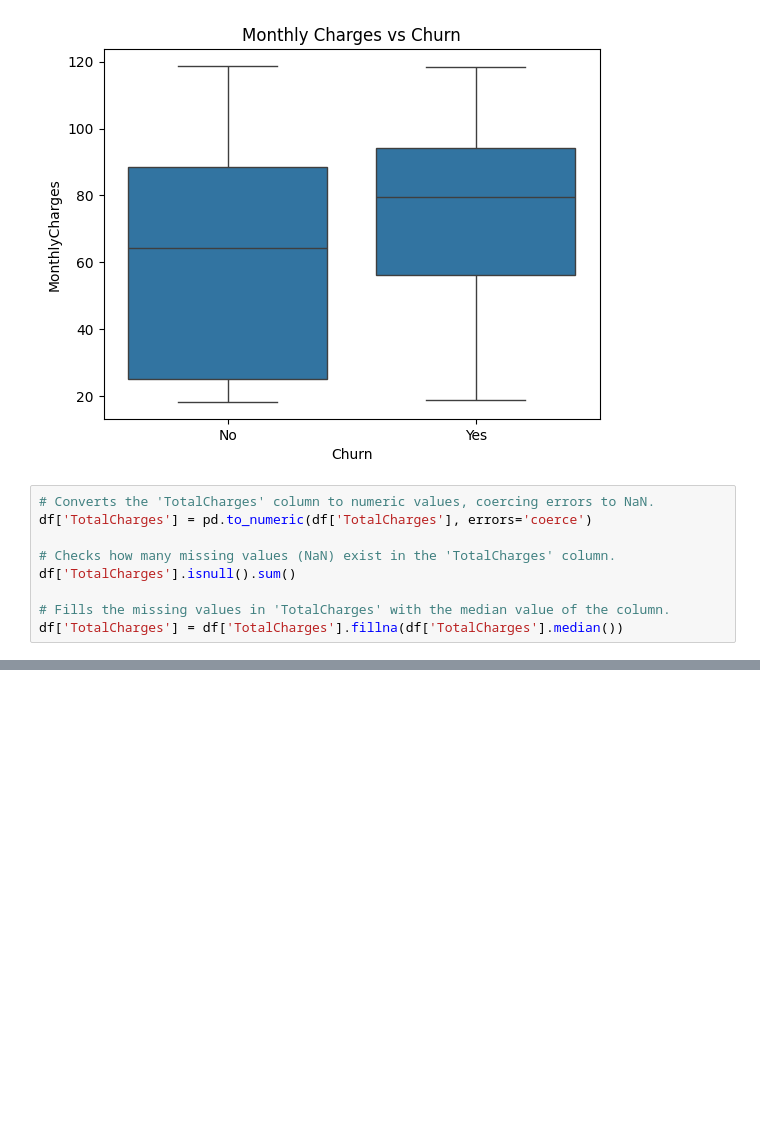
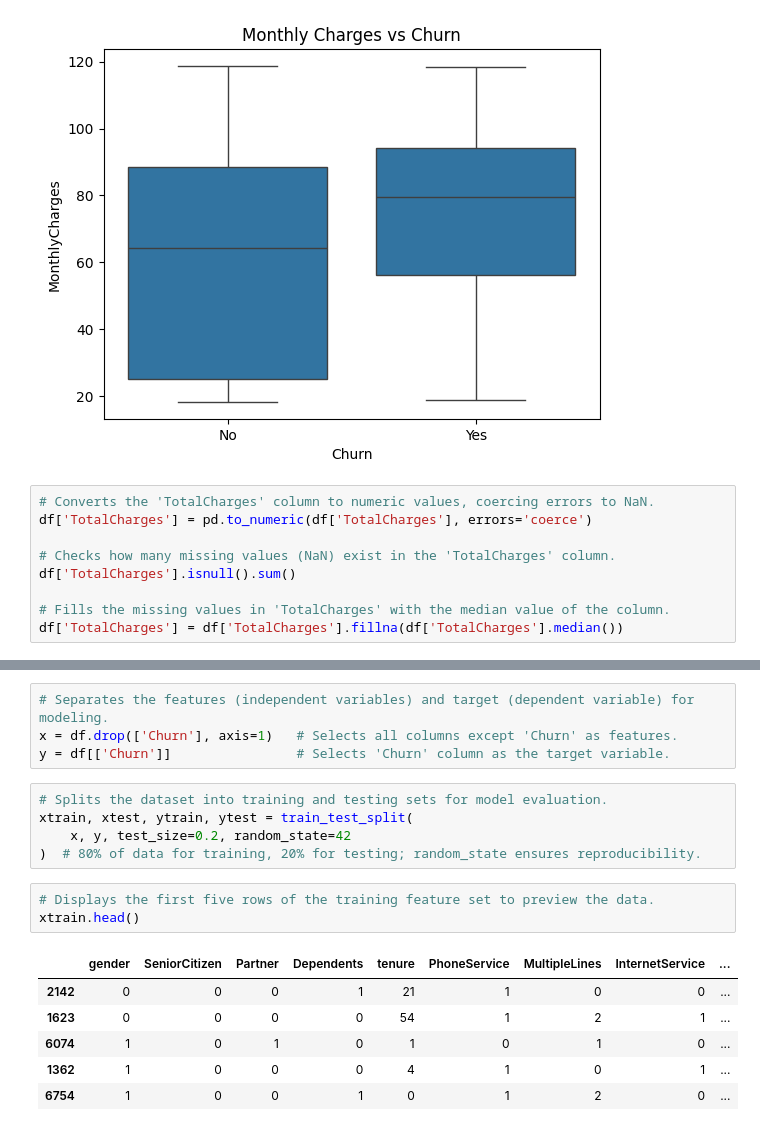
Before and after one commit to Md-Maruf-1727/Machine-Learning-Algorithms, a Jupyter notebook: Decision Tree Classifier/Customer churn prediction/code.ipynb, the cells around one changed output, grey strips where cells are left out. Saved outputs shown, nothing was run; the diff lists cells and outputs as text; blank space fills up the shorter version.

```diff
--- a/Decision Tree Classifier/Customer churn prediction/code.ipynb
+++ b/Decision Tree Classifier/Customer churn prediction/code.ipynb
@@ -142,0 +157,19 @@ sns.heatmap(df[['tenure', 'MonthlyCharges', 'TotalCharges']], annot=True)
+# %%
+# Separates the features (independent variables) and target (dependent variable) for modeling.
+x = df.drop(['Churn'], axis=1)   # Selects all columns except 'Churn' as features.
+y = df[['Churn']]                # Selects 'Churn' column as the target variable.
+# %%
+# Splits the dataset into training and testing sets for model evaluation.
+xtrain, xtest, ytrain, ytest = train_test_split(
+    x, y, test_size=0.2, random_state=42
+)  # 80% of data for training, 20% for testing; random_state ensures reproducibility.
+# %%
+# Displays the first five rows of the training feature set to preview the data.
+xtrain.head()
+# %% [output]
+|  | gender | SeniorCitizen | Partner | Dependents | tenure | PhoneService | MultipleLines | InternetService | ... |
+| 2142 | 0 | 0 | 0 | 1 | 21 | 1 | 0 | 0 | ... |
+| 1623 | 0 | 0 | 0 | 0 | 54 | 1 | 2 | 1 | ... |
+| 6074 | 1 | 0 | 1 | 0 | 1 | 0 | 1 | 0 | ... |
+| 1362 | 1 | 0 | 0 | 0 | 4 | 1 | 0 | 1 | ... |
+| 6754 | 1 | 0 | 0 | 1 | 0 | 1 | 2 | 0 | ... |
```
Also changed, not shown: parts of 12 cells of this notebook.
